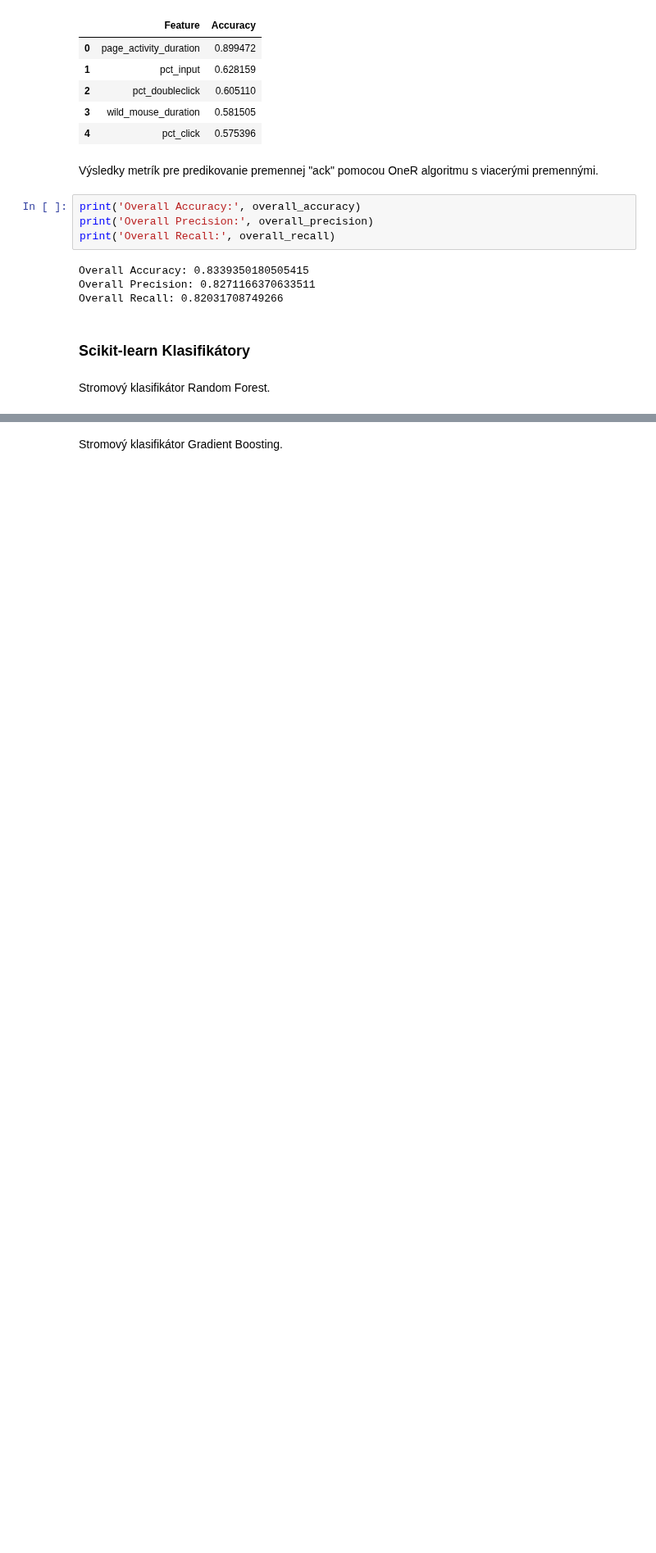
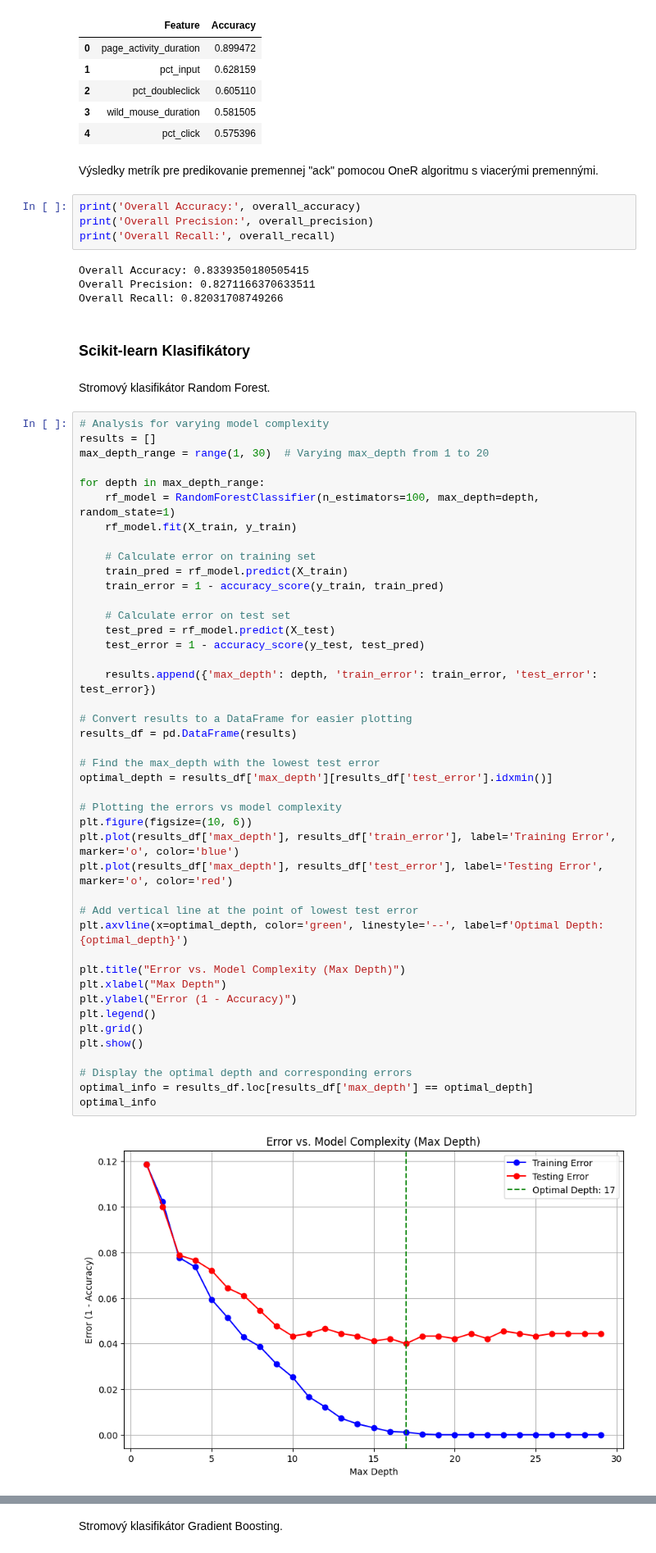
Before and after one commit to Brunokristi/Project_IAU, a Jupyter notebook: Phase_3.ipynb, the cells around one changed output, grey strips where cells are left out. Shown at 82% size. Drawn from its saved outputs; the diff is of its cells as text; blank space fills up the shorter version.

```diff
--- a/Phase_3.ipynb
+++ b/Phase_3.ipynb
@@ -161,3 +179,48 @@ Overall Recall: 0.82031708749266
 ### Scikit-learn Klasifikátory
 # %% [markdown]
 Stromový klasifikátor Random Forest.
+# %%
+# Analysis for varying model complexity
+results = []
+max_depth_range = range(1, 30)  # Varying max_depth from 1 to 20
+
+for depth in max_depth_range:
+    rf_model = RandomForestClassifier(n_estimators=100, max_depth=depth, random_state=1)
+    rf_model.fit(X_train, y_train)
+
+    # Calculate error on training set
+    train_pred = rf_model.predict(X_train)
+    train_error = 1 - accuracy_score(y_train, train_pred)
+
+    # Calculate error on test set
+    test_pred = rf_model.predict(X_test)
+    test_error = 1 - accuracy_score(y_test, test_pred)
+
+    results.append({'max_depth': depth, 'train_error': train_error, 'test_error': test_error})
+
+# Convert results to a DataFrame for easier plotting
+results_df = pd.DataFrame(results)
+
+# Find the max_depth with the lowest test error
+optimal_depth = results_df['max_depth'][results_df['test_error'].idxmin()]
+
+# Plotting the errors vs model complexity
+plt.figure(figsize=(10, 6))
+plt.plot(results_df['max_depth'], results_df['train_error'], label='Training Error', marker='o', color='blue')
+plt.plot(results_df['max_depth'], results_df['test_error'], label='Testing Error', marker='o', color='red')
+
+# Add vertical line at the point of lowest test error
+plt.axvline(x=optimal_depth, color='green', linestyle='--', label=f'Optimal Depth: {optimal_depth}')
+
+plt.title("Error vs. Model Complexity (Max Depth)")
+plt.xlabel("Max Depth")
+plt.ylabel("Error (1 - Accuracy)")
+plt.legend()
+plt.grid()
+plt.show()
+
+# Display the optimal depth and corresponding errors
+optimal_info = results_df.loc[results_df['max_depth'] == optimal_depth]
+optimal_info
+# %% [output]
+[figure, added]
```
Also changed, not shown: parts of 14 cells of this notebook.
